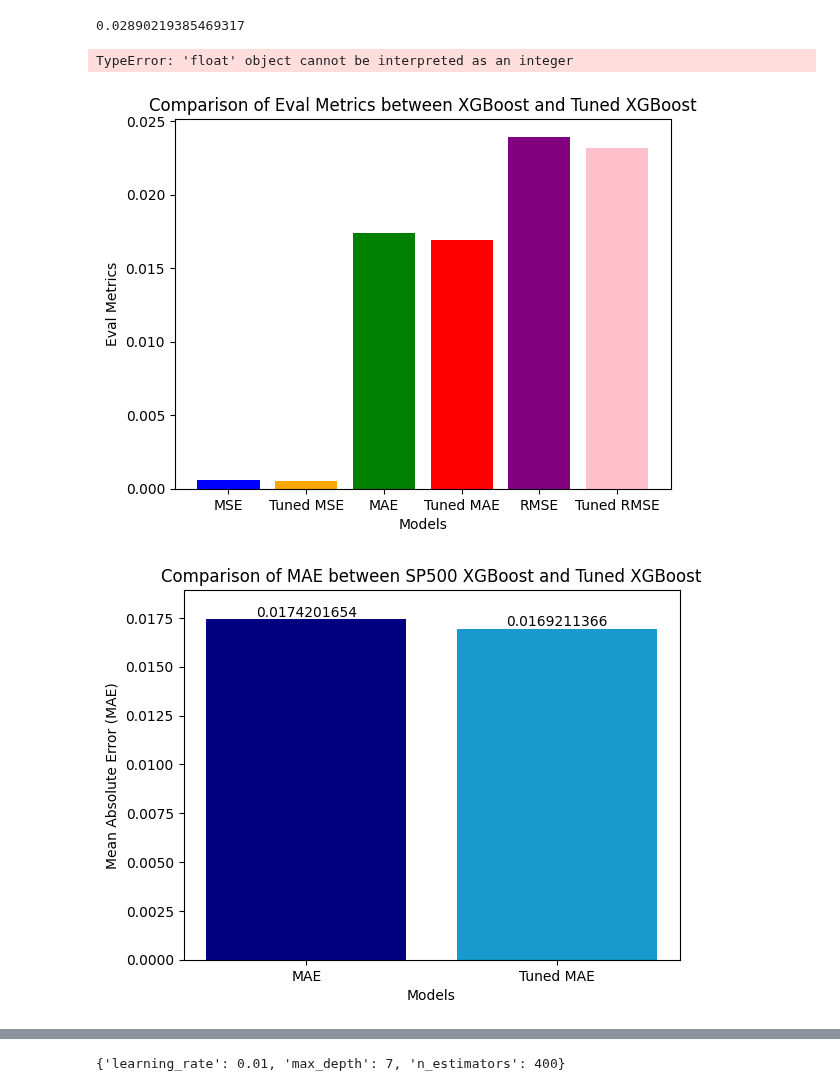
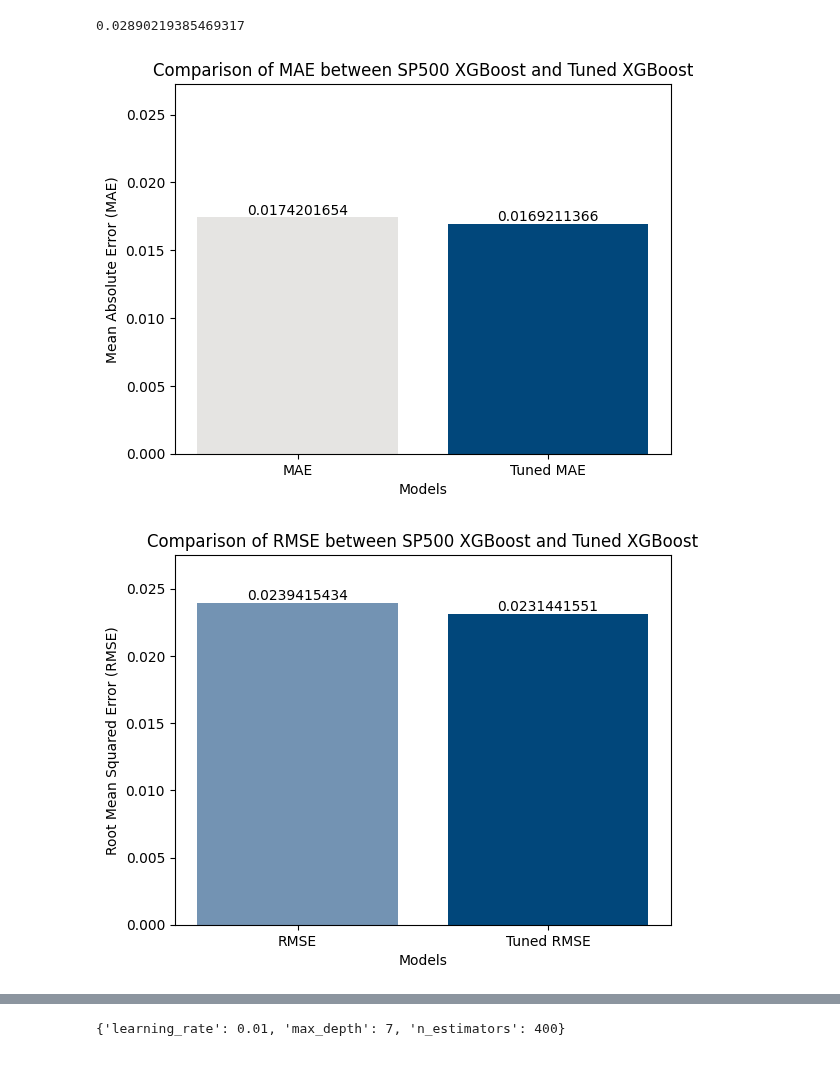
Before and after one commit to ktongk/BTT-JPMC-1, a Jupyter notebook: Anna/XGBOOST.ipynb, the cells around one changed output, grey strips where cells are left out. Drawn from its saved outputs; the diff is of its cells as text; code cells hidden in the pictures.

```diff
--- a/Anna/XGBOOST.ipynb
+++ b/Anna/XGBOOST.ipynb
@@ -914,43 +876,32 @@ r2_score(y_test, y_pred)
 # %% [output]
 0.02890219385469317
 # %%
-#mean squared error, mean absolute error, and root mean squared error, explained variance score
-from sklearn.metrics import mean_squared_error, mean_absolute_error, explained_variance_score
-# Calculate mean squared error
-mse,mse_tuned = mean_squared_error(y_test, y_pred), mean_squared_error(y_test_tuned, y_pred_tuned)
-mae,mae_tuned = mean_absolute_error(y_test, y_pred), mean_absolute_error(y_test_tuned, y_pred_tuned)
-rmse,rmse_tuned = mean_squared_error(y_test, y_pred, squared=False), mean_squared_error(y_test_tuned, y_pred_tuned, squared=False)
-evs,evs_tuned = explained_variance_score(y_test, y_pred), explained_variance_score(y_test_tuned, y_pred_tuned)
-#graph these values in a bar graph
-# MSE values
-eval_metrics = [mse, mse_tuned,mae, mae_tuned,rmse, rmse_tuned]
-
-
-# Model names
-model_names = ['MSE', 'Tuned MSE', 'MAE', 'Tuned MAE','RMSE', 'Tuned RMSE']
-plt.title('Comparison of Eval Metrics between XGBoost and Tuned XGBoost')
+#plot the MAE and tuned MAE
+# MAE values
+mae_values = [mae, mae_tuned]
+model_names = ['MAE', 'Tuned MAE']
+plt.title('Comparison of MAE between SP500 XGBoost and Tuned XGBoost')
 plt.xlabel('Models')
-plt.ylabel('Eval Metrics')
-plt.bar(model_names, eval_metrics, color=['blue', 'orange', 'green', 'red', 'purple', 'pink'])
-for i, value in range(0, .025):
+plt.ylabel('Mean Absolute Error (MAE)')
+plt.bar(model_names, mae_values, color=['#E5E4E2', '#01477bff'])
+for i, value in enumerate(mae_values):
     plt.text(i, value + 0.000005, f'{value:.10f}', ha='center', va='bottom')
-plt.ylim(0.00, max(mse_values) + 0.00005)
+plt.ylim(0.00, 0.025 + 0.0025)
 plt.show()
 # %% [output]
-TypeError: 'float' object cannot be interpreted as an integer
-[figure, old version]
+[figure, new version]
 # %%
-#plot the MAE and tuned MAE
-# MAE values
-mae_values = [mae, mae_tuned]
-model_names = ['MAE', 'Tuned MAE']
-plt.title('Comparison of MAE between SP500 XGBoost and Tuned XGBoost')
+#plot the RMSE and tuned RMSE like the MAE
+# RMSE values
+rmse_values = [rmse, rmse_tuned]
+model_names = ['RMSE', 'Tuned RMSE']
+plt.title('Comparison of RMSE between SP500 XGBoost and Tuned XGBoost')
 plt.xlabel('Models')
-plt.ylabel('Mean Absolute Error (MAE)')
-plt.bar(model_names, mae_values, color=['#000080', '#189bcc'])
-for i, value in enumerate(mae_values):
+plt.ylabel('Root Mean Squared Error (RMSE)')
+plt.bar(model_names, rmse_values, color=['#7393B3', '#01477bff'])
+for i, value in enumerate(rmse_values):
     plt.text(i, value + 0.000005, f'{value:.10f}', ha='center', va='bottom')
-plt.ylim(0.00, max(mae_values) + 0.0015)
+plt.ylim(0.00, 0.025 + 0.0025)
 plt.show()
 # %% [output]
-[figure, old version]
+[figure, new version]
```
Also changed, not shown: parts of 18 cells of this notebook.
